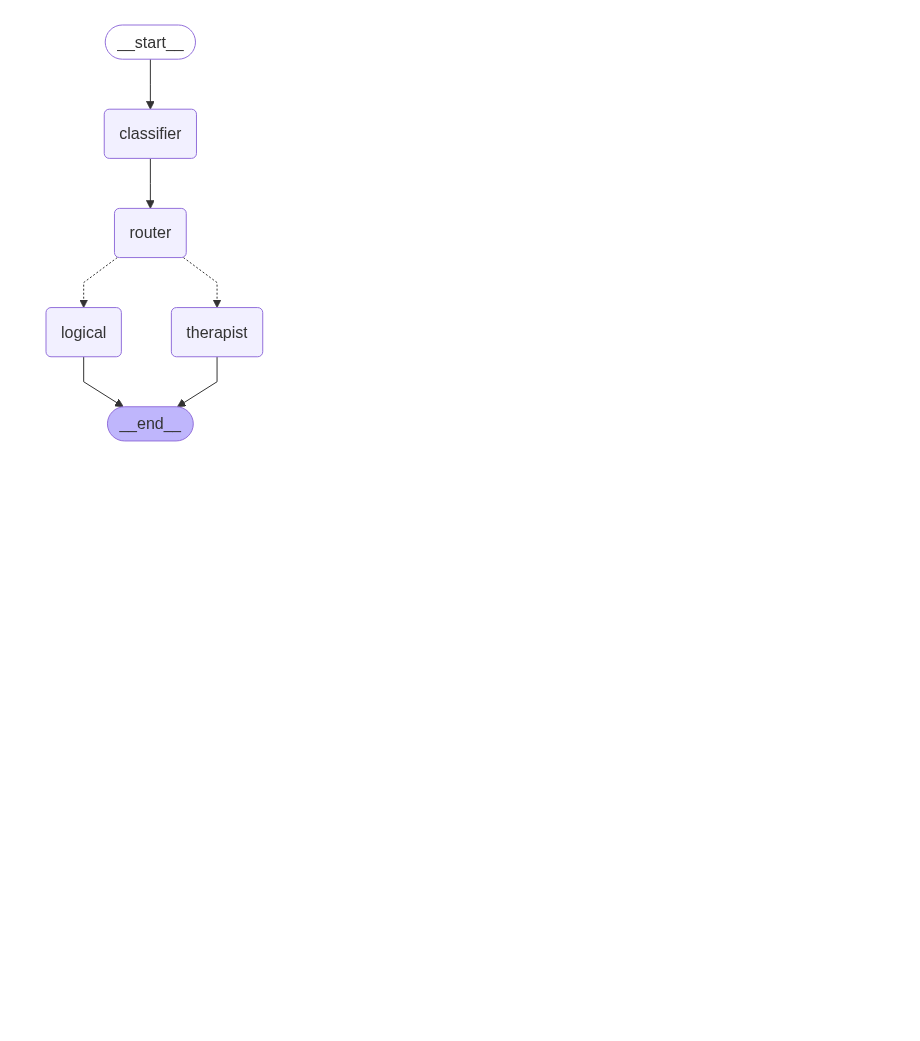
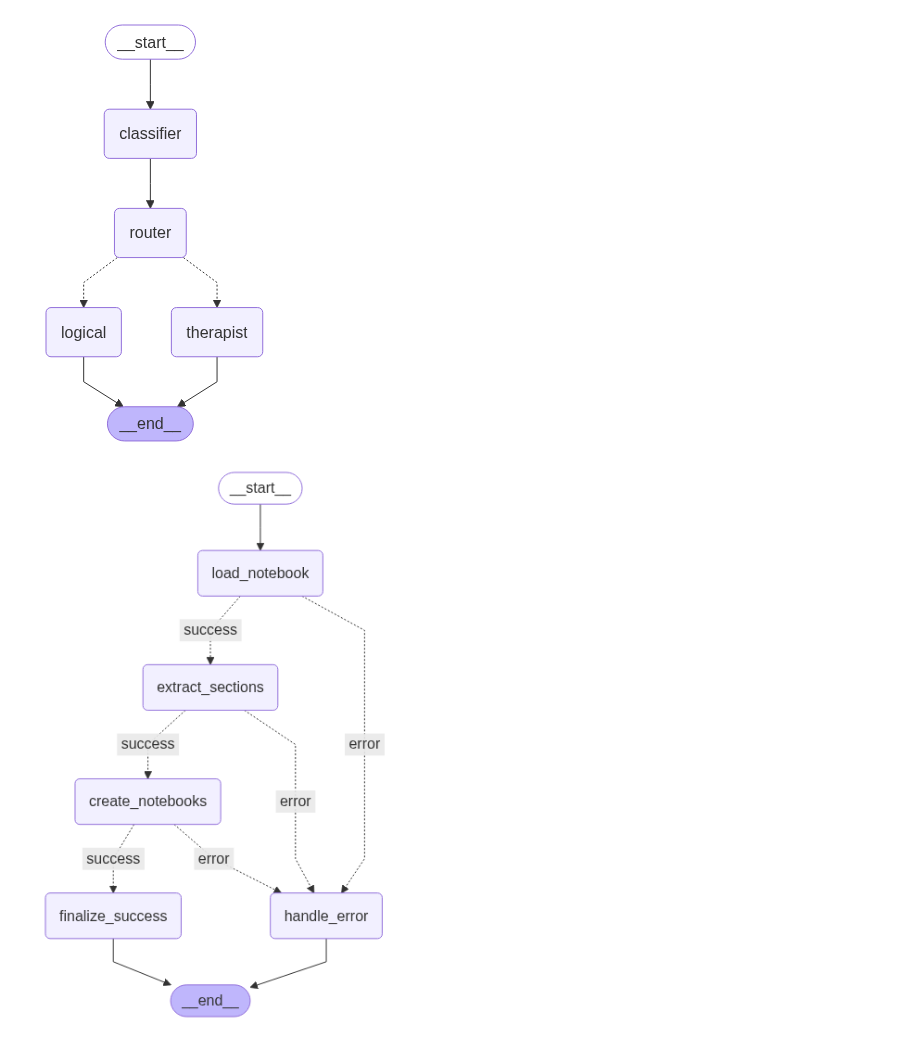
Before and after one commit to ionutms/LangGraph_Learning, a Jupyter notebook: models_graph_images.ipynb, the cells around one changed output. Cells and saved outputs as stored; diff of their text form; code cells hidden in the pictures; blank space fills up the shorter version.

Commit message:
Add the notebook spliter example

```diff
--- a/models_graph_images.ipynb
+++ b/models_graph_images.ipynb
@@ -12,3 +12,11 @@ from IPython.display import Image
 Image(graph.get_graph().draw_mermaid_png())
 # %% [output]
 [figure]
+# %%
+from notebook_spliter import NotebookSplitter
+from IPython.display import Image
+
+splitter = NotebookSplitter()
+Image(splitter.workflow.get_graph().draw_mermaid_png())
+# %% [output]
+[figure, added]
```
Also changed, not shown: 1 other file.
